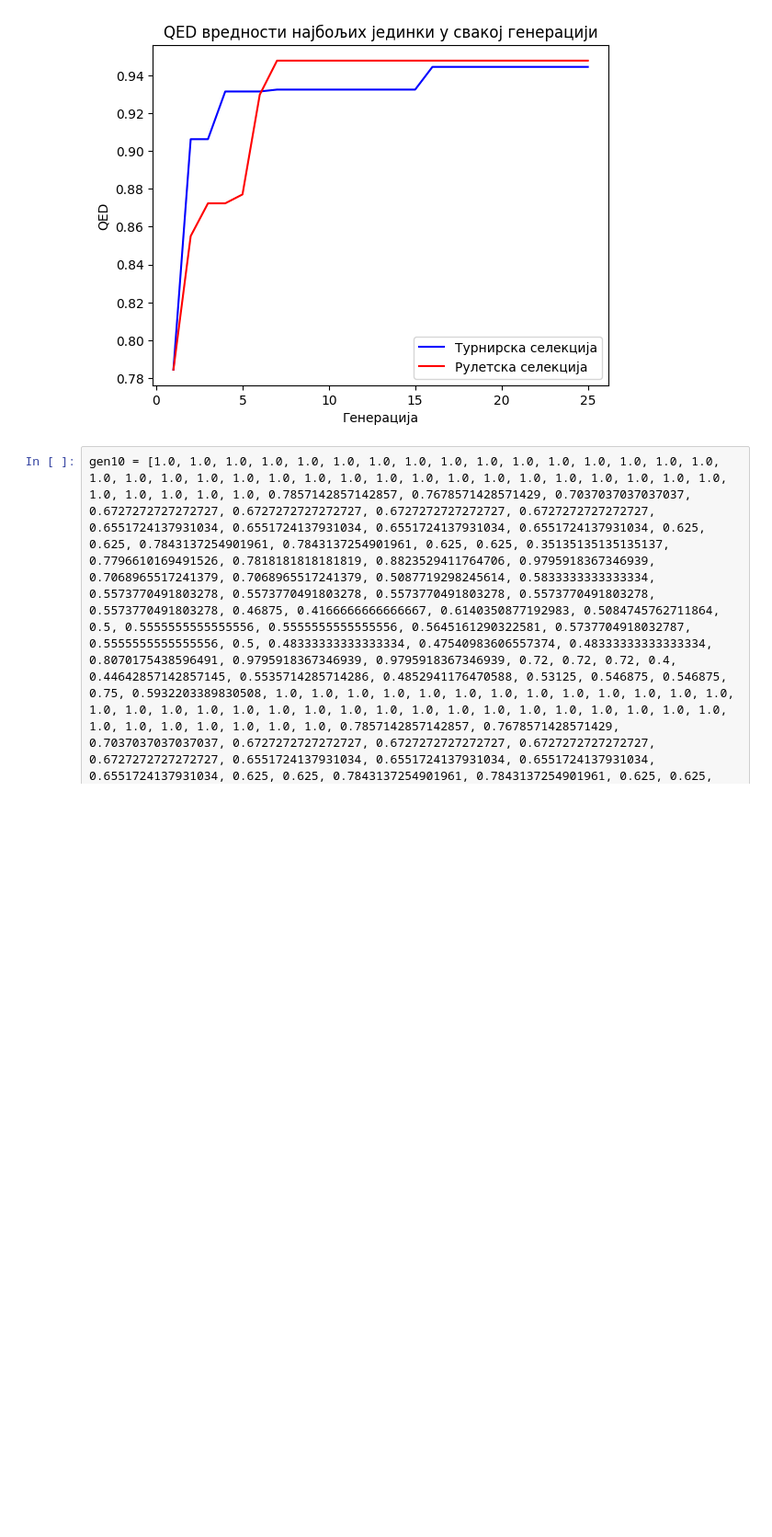
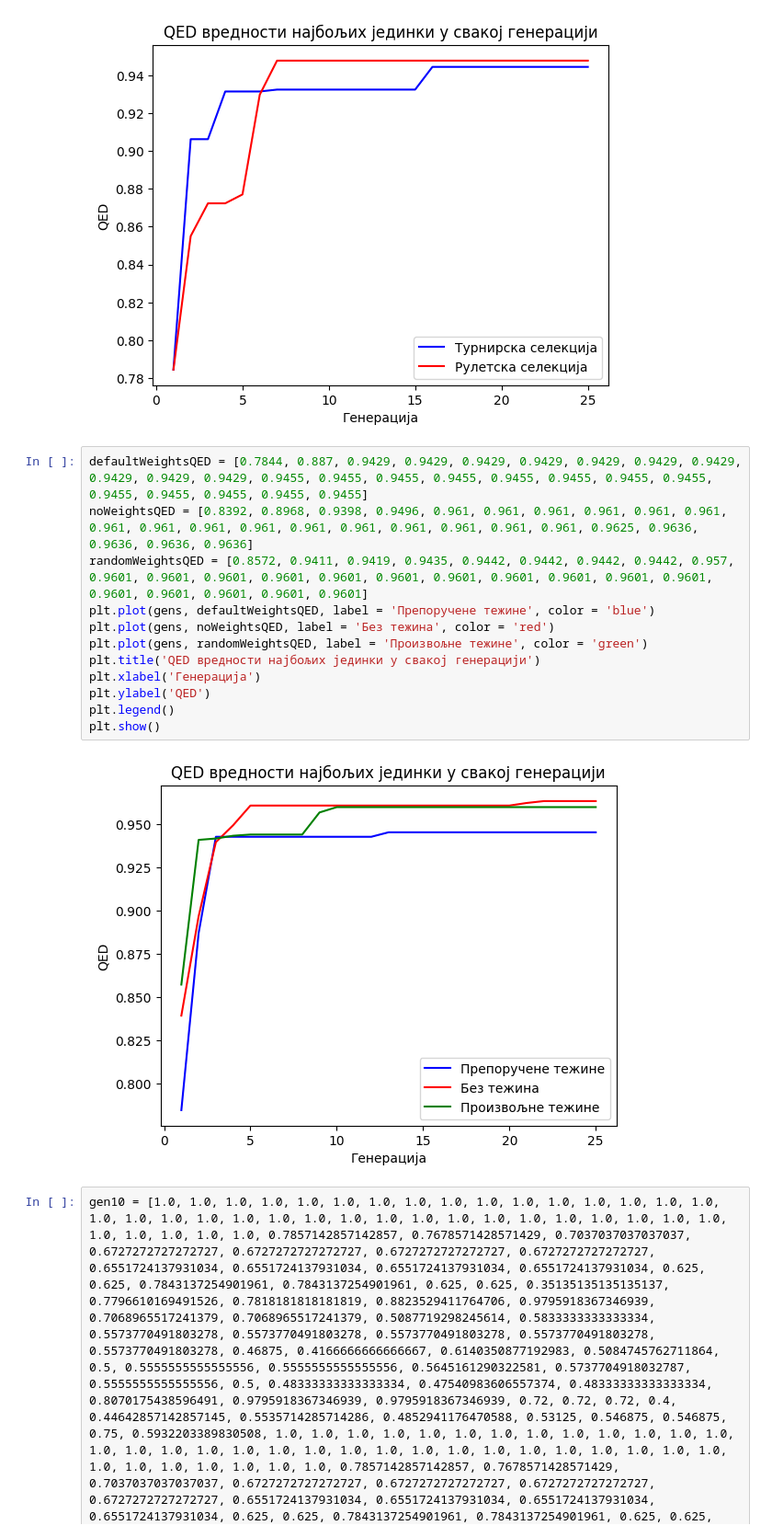
Before and after one commit to killica/DrugDiscovery, a Jupyter notebook: data/DataAnalysis.ipynb, the cells around one changed output. Shown at 92% size. Drawn from its saved outputs; the diff is of its cells as text; blank space fills up the shorter version.

```diff
--- a/data/DataAnalysis.ipynb
+++ b/data/DataAnalysis.ipynb
@@ -14,4 +14,18 @@ plt.legend()
 plt.show()
 # %% [output]
 [figure]
+# %%
+defaultWeightsQED = [0.7844, 0.887, 0.9429, 0.9429, 0.9429, 0.9429, 0.9429, 0.9429, 0.9429, 0.9429, 0.9429, 0.9429, 0.9455, 0.9455, 0.9455, 0.9455, 0.9455, 0.9455, 0.9455, 0.9455, 0.9455, 0.9455, 0.9455, 0.9455, 0.9455]
+noWeightsQED = [0.8392, 0.8968, 0.9398, 0.9496, 0.961, 0.961, 0.961, 0.961, 0.961, 0.961, 0.961, 0.961, 0.961, 0.961, 0.961, 0.961, 0.961, 0.961, 0.961, 0.961, 0.9625, 0.9636, 0.9636, 0.9636, 0.9636]
+randomWeightsQED = [0.8572, 0.9411, 0.9419, 0.9435, 0.9442, 0.9442, 0.9442, 0.9442, 0.957, 0.9601, 0.9601, 0.9601, 0.9601, 0.9601, 0.9601, 0.9601, 0.9601, 0.9601, 0.9601, 0.9601, 0.9601, 0.9601, 0.9601, 0.9601, 0.9601]
+plt.plot(gens, defaultWeightsQED, label = 'Препоручене тежине', color = 'blue')
+plt.plot(gens, noWeightsQED, label = 'Без тежина', color = 'red')
+plt.plot(gens, randomWeightsQED, label = 'Произвољне тежине', color = 'green')
+plt.title('QED вредности најбољих јединки у свакој генерацији')
+plt.xlabel('Генерација')
+plt.ylabel('QED')
+plt.legend()
+plt.show()
+# %% [output]
+[figure, added]
 # %%
```
Also changed, not shown: 3 other files.
